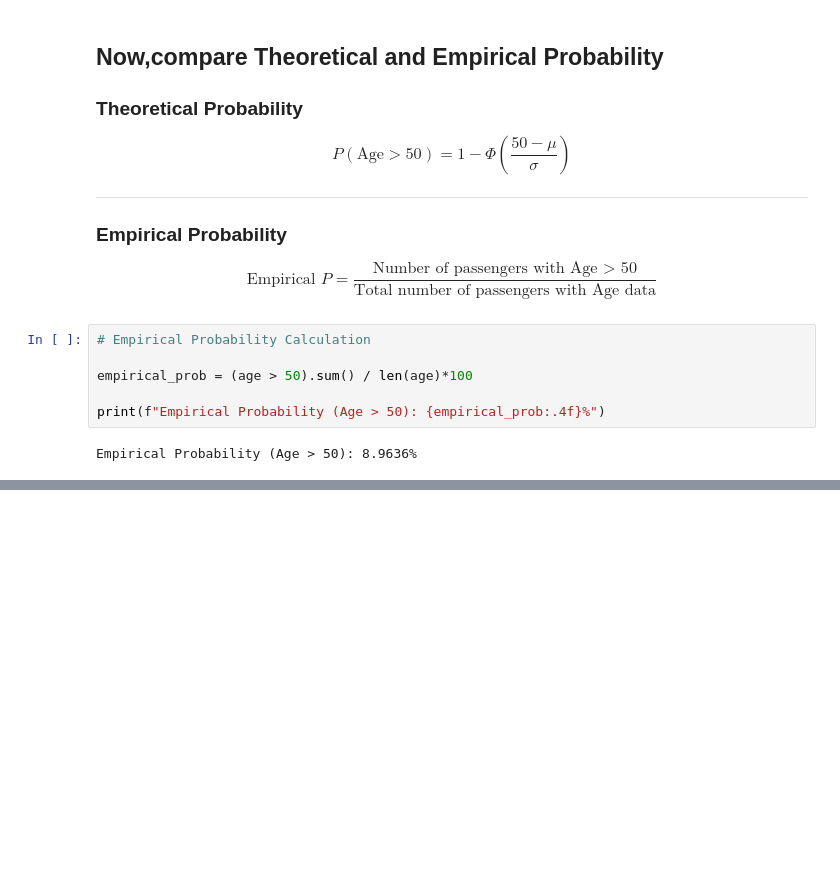
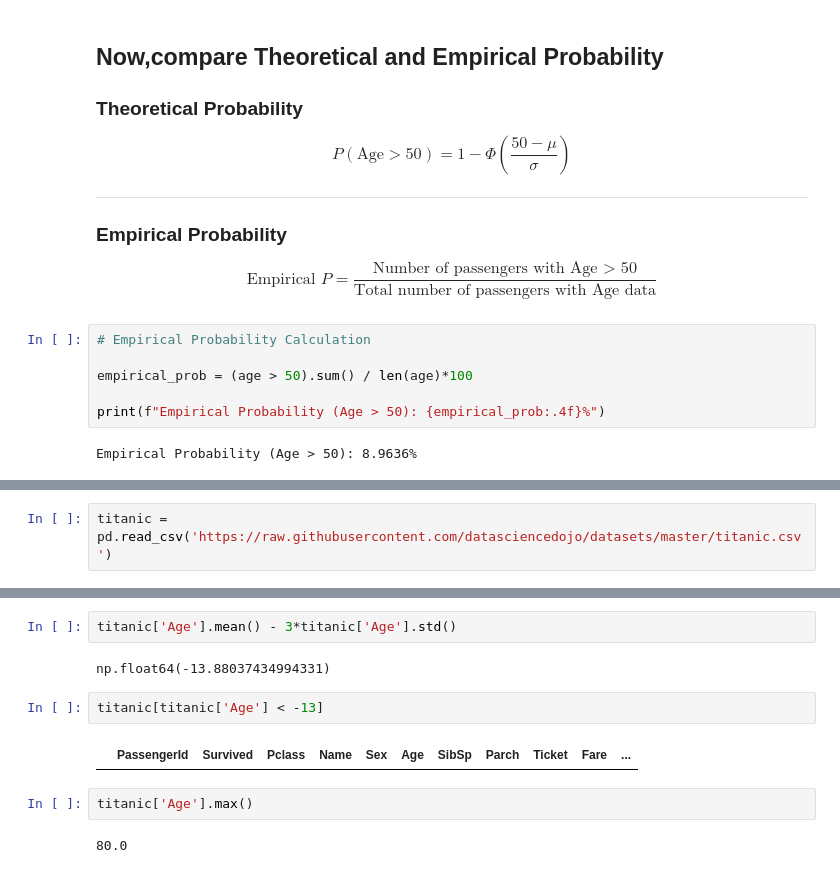
Before and after one commit to xploramit/Econometrics-using-python, a Jupyter notebook: Econometrics.ipynb, the cells around one changed output, grey strips where cells are left out. Drawn from its saved outputs; the diff is of its cells as text; blank space fills up the shorter version.

```diff
--- a/Econometrics.ipynb
+++ b/Econometrics.ipynb
@@ -1365,0 +1368,2 @@ Empirical Probability (Age > 50): 8.9636%
+# %%
+titanic = pd.read_csv('https://raw.githubusercontent.com/datasciencedojo/datasets/master/titanic.csv')
@@ -1365,0 +1507,12 @@ Empirical Probability (Age > 50): 8.9636%
+# %%
+titanic['Age'].mean() - 3*titanic['Age'].std()
+# %% [output]
+np.float64(-13.88037434994331)
+# %%
+titanic[titanic['Age'] < -13]
+# %% [output]
+|  | PassengerId | Survived | Pclass | Name | Sex | Age | SibSp | Parch | Ticket | Fare | ... |
+# %%
+titanic['Age'].max()
+# %% [output]
+80.0
```
Also changed, not shown: parts of 10 cells of this notebook.
